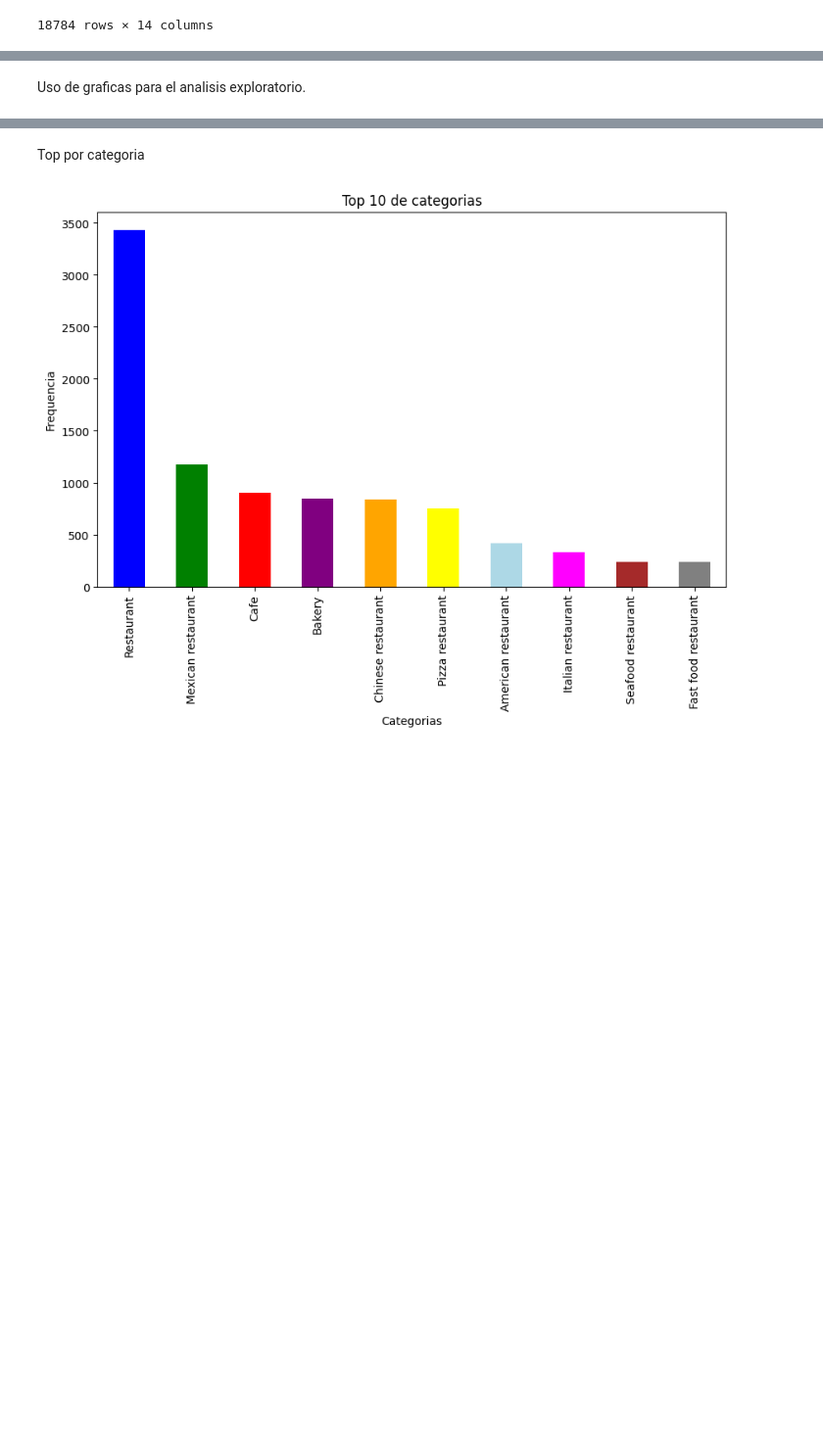
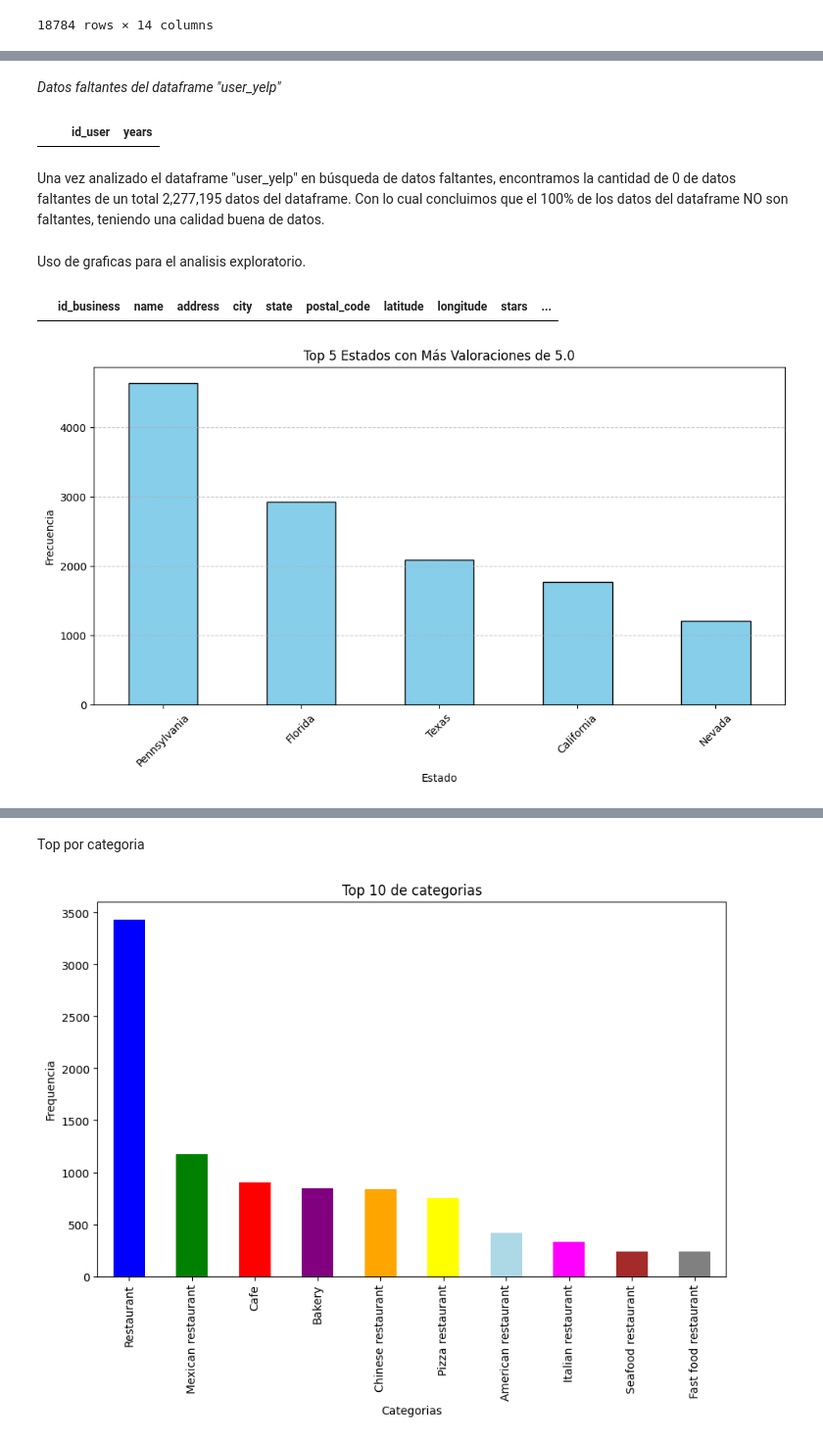
Before and after one commit to SaulZambranoMeza/Proyecto-NOVA, a Jupyter notebook: Notebooks/EDA/EDA.ipynb, the cells around one changed output, grey strips where cells are left out. Shown at 98% size. Saved outputs shown, nothing was run; the diff lists cells and outputs as text; code cells hidden in the pictures; blank space fills up the shorter version.

```diff
--- a/Notebooks/EDA/EDA.ipynb
+++ b/Notebooks/EDA/EDA.ipynb
@@ -625,2 +630,34 @@ memory usage: 509.5+ MB
+# %% [markdown]
+*Datos faltantes del dataframe "user_yelp"*
+# %%
+user_yelp[user_yelp['years']== '']
+# %% [output]
+|  |  | id_user | years |
+# %% [markdown]
+Una vez analizado el dataframe "user_yelp" en búsqueda de datos faltantes, encontramos la cantidad de 0 de datos faltantes de un total 2,277,195 datos del dataframe.  Con lo cual concluimos que el 100% de los datos del dataframe NO son faltantes, teniendo una calidad buena de datos.
 # %% [markdown]
 Uso de graficas para el analisis exploratorio.
+# %%
+business[(business['stars'] == 5.0) & ]
+# %% [output]
+|  | id_business | name | address | city | state | postal_code | latitude | longitude | stars | ... |
+# %%
+df_filtered = business[business['stars'] == 5.0]
+
+state_counts = df_filtered['state'].value_counts().nlargest(5)
+
+state_counts_sorted = state_counts.sort_values(ascending=False)
+
+top_states = state_counts_sorted.head(10)
+
+plt.figure(figsize=(10, 6))
+top_states.plot(kind='bar', color='skyblue', edgecolor='black')
+plt.title('Top 5 Estados con Más Valoraciones de 5.0')
+plt.xlabel('Estado')
+plt.ylabel('Frecuencia')
+plt.xticks(rotation=45)
+plt.grid(axis='y', linestyle='--', alpha=0.7)
+plt.tight_layout()
+plt.show()
+# %% [output]
+[figure, added]
```
Also changed, not shown: parts of 21 cells of this notebook.
